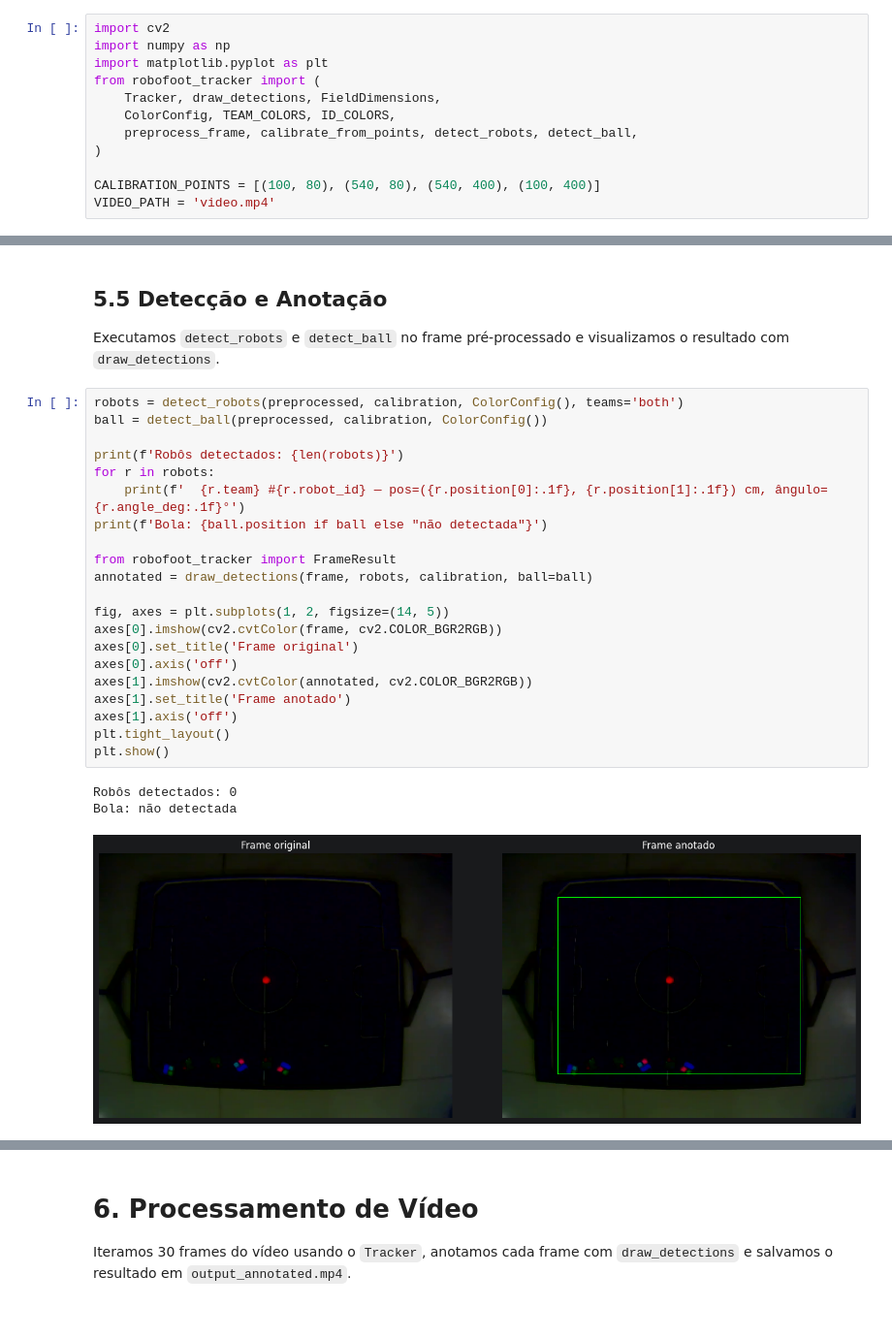
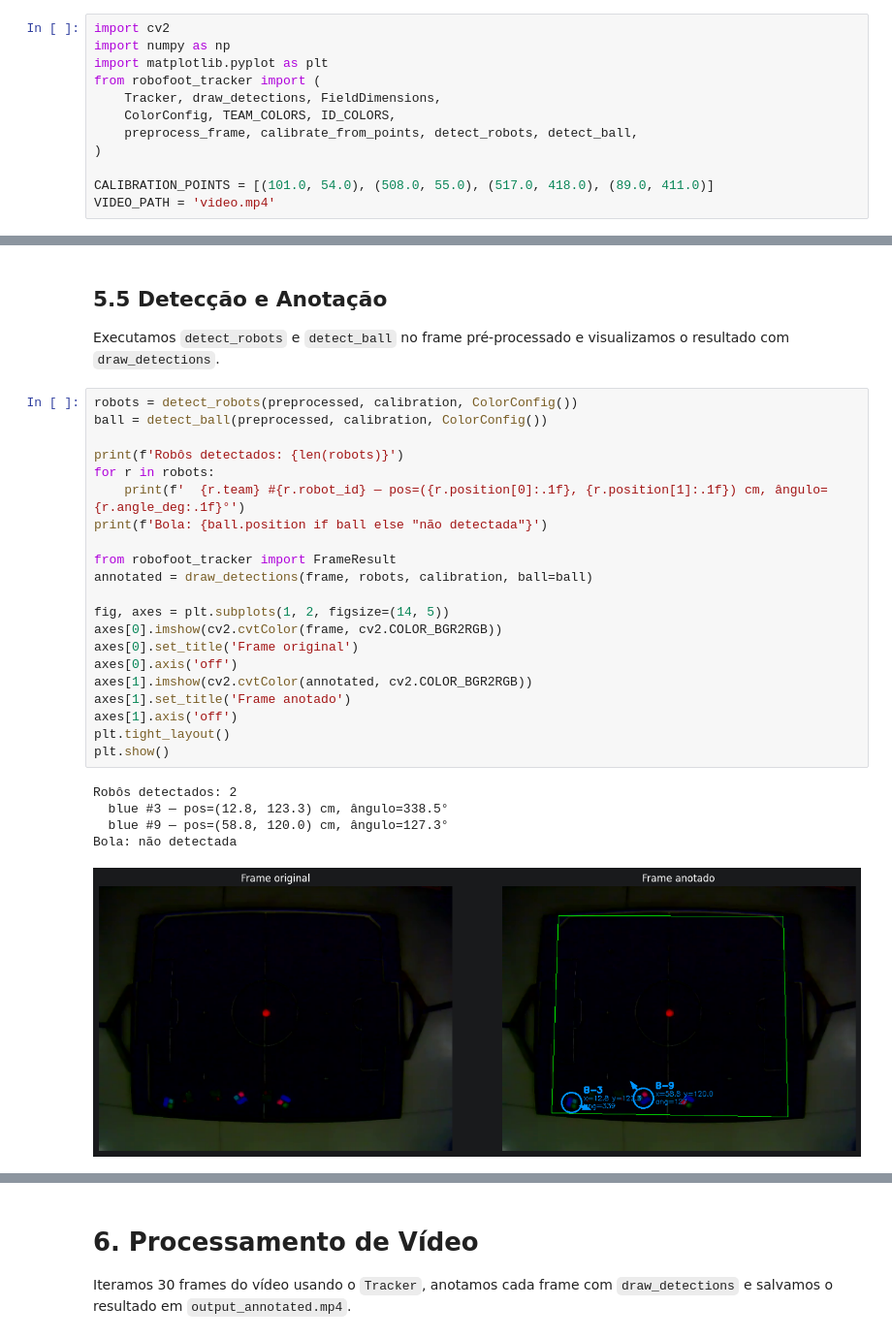
Before and after one commit to makitayukio/RoboFoot, a Jupyter notebook: Trabalho_Final.ipynb, the cells around one changed output, grey strips where cells are left out. Shown at 97% size. Saved outputs shown, nothing was run; the diff lists cells and outputs as text.

```diff
--- a/Trabalho_Final.ipynb
+++ b/Trabalho_Final.ipynb
@@ -94,7 +94,7 @@ from robofoot_tracker import (
     preprocess_frame, calibrate_from_points, detect_robots, detect_ball,
 )
 
-CALIBRATION_POINTS = [(100, 80), (540, 80), (540, 400), (100, 400)]
+CALIBRATION_POINTS = [(101.0, 54.0), (508.0, 55.0), (517.0, 418.0), (89.0, 411.0)]
 VIDEO_PATH = 'video.mp4'
 # %% [markdown]
 # 5. Demonstração do Pipeline
@@ -212,27 +212,29 @@ Frame inalterado (passthrough): True
 
 Executamos `detect_robots` e `detect_ball` no frame pré-processado e visualizamos o resultado com `draw_detections`.
 # %%
-robots = detect_robots(preprocessed, calibration, ColorConfig(), teams='both')
+robots = detect_robots(preprocessed, calibration, ColorConfig())
 ball = detect_ball(preprocessed, calibration, ColorConfig())
 
 print(f'Robôs detectados: {len(robots)}')
 for r in robots:
     print(f'  {r.team} #{r.robot_id} — pos=({r.position[0]:.1f}, {r.position[1]:.1f}) cm, ângulo={r.angle_deg:.1f}°')
 print(f'Bola: {ball.position if ball else "não detectada"}')
 
 from robofoot_tracker import FrameResult
 annotated = draw_detections(frame, robots, calibration, ball=ball)
 
 fig, axes = plt.subplots(1, 2, figsize=(14, 5))
 axes[0].imshow(cv2.cvtColor(frame, cv2.COLOR_BGR2RGB))
 axes[0].set_title('Frame original')
 axes[0].axis('off')
 axes[1].imshow(cv2.cvtColor(annotated, cv2.COLOR_BGR2RGB))
 axes[1].set_title('Frame anotado')
 axes[1].axis('off')
 plt.tight_layout()
 plt.show()
 # %% [output]
-Robôs detectados: 0
+Robôs detectados: 2
+  blue #3 — pos=(12.8, 123.3) cm, ângulo=338.5°
+  blue #9 — pos=(58.8, 120.0) cm, ângulo=127.3°
 Bola: não detectada
-[figure, old version]
+[figure, new version]
```
Also changed, not shown: parts of 12 cells of this notebook, 14 other files.
